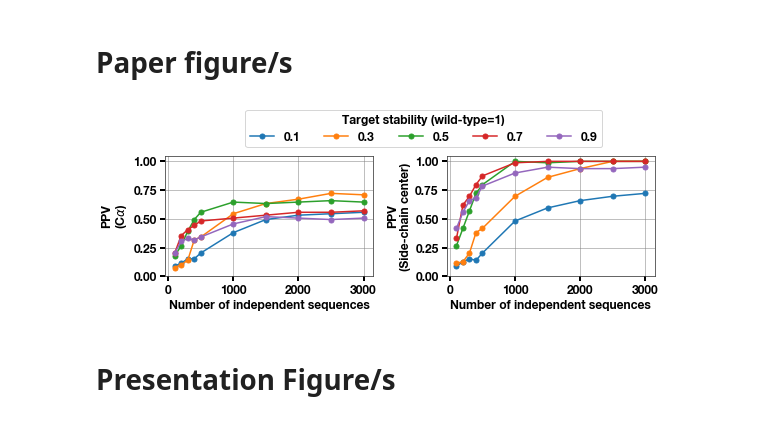
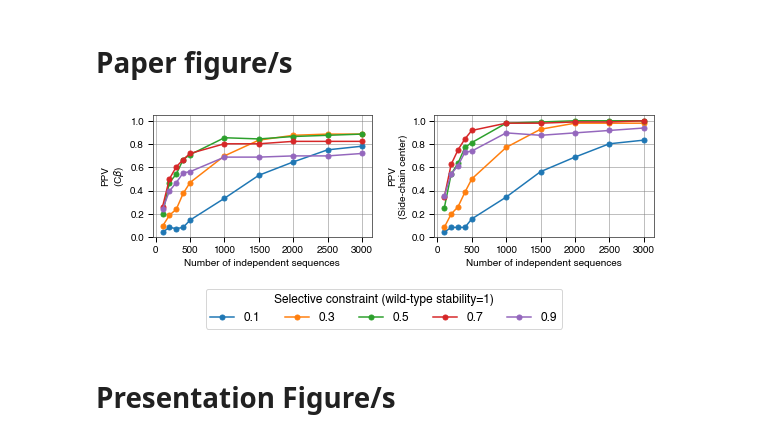
Before and after one commit to adamhockenberry/side-chain-couplings, a Jupyter notebook: Code/couplings_vs_contacts_simulation.ipynb, the cells around one changed output. Drawn from its saved outputs; the diff is of its cells as text; code cells hidden in the pictures.

```diff
--- a/Code/couplings_vs_contacts_simulation.ipynb
+++ b/Code/couplings_vs_contacts_simulation.ipynb
@@ -51,19 +52,28 @@ from supporting_functions import *
 # %% [markdown]
 # Read in basic information
 # %%
-prot_name = '3ip0'
-distance_cutoff = 8.0
+prot_name = '1AOE_A'
+length_cutoff = 8.0
 primary_chain_distance = 12
-
-contact_file_loc = '../Data/Contact_matrices/{}_SCcenter_contacts.csv'.format(prot_name)
+number_to_test = 1
+contact_file_loc = '../Data/Contact_matrices/{}_CA_contacts.csv'.format(prot_name)
 df_contacts = pd.read_csv(contact_file_loc, index_col=0)
 df_contacts, df_contacts_stack = process_contacts_df(df_contacts, primary_chain_distance)
 
 
-records = list(SeqIO.parse('../../Structural_analysis/ecoli_all_pdbs/wt_fastas/{}.fasta'.format(prot_name), 'fasta'))
+records = list(SeqIO.parse('../Data/fastas/{}.rosetta.fasta'.format(prot_name), 'fasta'))
 assert len(records)==1
 seq = str(records[0].seq)
+df_couplings = pd.read_csv('../Data/Simulated_couplings/1AOE_A_thresh=0.1_nMuts=1920_nSeqs=3000.ccmpred.processed.couplings', sep=',')
+# df_couplings.columns = ['aa1_loc', 'trash1', 'aa2_loc', 'trash2', 'trash3', 'couplings']
+# df_couplings = pd.read_csv('../Data/3ip0_TOTALREPACK_thresh=0.5_nMuts=790_nSeqs=2000.couplings', sep=' ', header=None)
+# df_couplings = pd.read_csv('../Data/Empirical_couplings/rp55/3ip0_312_rp55.couplings', sep=' ', header=None)
+df_couplings_stack, df_couplings_pivot = process_couplings_df(df_couplings, df_contacts, primary_chain_distance)
+merged_df = merge_contacts_couplings(df_contacts_stack, df_couplings_stack, seq)
+ppv, counts = ppv_from_df(merged_df, number_to_test, length_cutoff=length_cutoff)
 
-df_couplings = pd.read_csv('../Data/Simulated_couplings/3ip0_ALL_thresh=0.5_nMuts=3160_nSeqs=3000.couplings', sep=' ', header=None)
-df_couplings, df_couplings_pivot, df_couplings_stack = process_couplings_df(df_couplings, df_contacts, primary_chain_distance)
-merged_df = merge_contacts_couplings(df_contacts_stack, df_couplings_stack, seq)
+####Testing
+merged_df['contact'] = np.where(merged_df['distance']>=length_cutoff, 0, 1)
+print('PPV', ppv)
+print('AUROC', sklearn.metrics.roc_auc_score(merged_df['contact'], merged_df['couplings']))
+print('Avg Pre', sklearn.metrics.average_precision_score(merged_df['contact'], merged_df['couplings']))
@@ -135,32 +175,37 @@ for metric in metrics:
 # %%
 fig, all_ax = plt.subplots(nrows=1, ncols=2, figsize=(8,2.5))
 x_vals = np.concatenate((np.arange(100, 501, 100), np.arange(1000, 3001, 500)))
 labels = thresholds
 
 ax = all_ax[0]
 for i,ppvs in enumerate(ppvs_dict[metrics[0]]):
     ax.plot(x_vals, ppvs, marker='o', label=thresholds[i], markersize=5)
 ax.set_ylim(0,1)
-ax.set_ylabel(r'PPV''\n'r'(C$\alpha$)')
+
+# ax.set_ylabel(r'PPV''\n'r'(C$\alpha$)')
+ax.set_ylabel(r'PPV''\n'r'(C$\beta$)')
+
 ax.set_xlabel('Number of independent sequences')
 ax.set_ylim(0, 1.05);
 
 ax = all_ax[1]
 for i,ppvs in enumerate(ppvs_dict[metrics[1]]):
     ax.plot(x_vals, ppvs, marker='o', label=thresholds[i], markersize=5)
 ax.set_ylim(0,1)
 ax.set_ylabel(r'PPV''\n'r'(Side-chain center)')
 
 ax.set_xlabel('Number of independent sequences')
 ax.set_ylim(0, 1.05);
-legend = ax.legend(ncol=5, bbox_to_anchor=(-1, 1.02, 1., .102), loc=3, fontsize=12, title='Target stability (wild-type=1)')
+legend = ax.legend(ncol=5, bbox_to_anchor=(-1.07, -0.8, 1., .102), loc=3, fontsize=12,\
+                   title='Selective constraint (wild-type stability=1)')
 legend.get_title().set_fontsize('12') #legend 'Title' fontsize
 plt.tight_layout()
 
 
-plt.savefig('{}/example_all_sims_nseqs.pdf'.format(figs_dir), bbox_inches='tight')
+# plt.savefig('{}/example_all_sims_nseqs.pdf'.format(figs_dir), bbox_inches='tight')
+plt.savefig('{}/example_all_sims_nseqs_CB_SC.pdf'.format(figs_dir), bbox_inches='tight')
 # %% [output]
-[figure, old version]
+[figure, new version]
 # %% [markdown]
 # Presentation Figure/s
 # %% [markdown]
```
Also changed, not shown: parts of 26 cells of this notebook, 8 other files.
